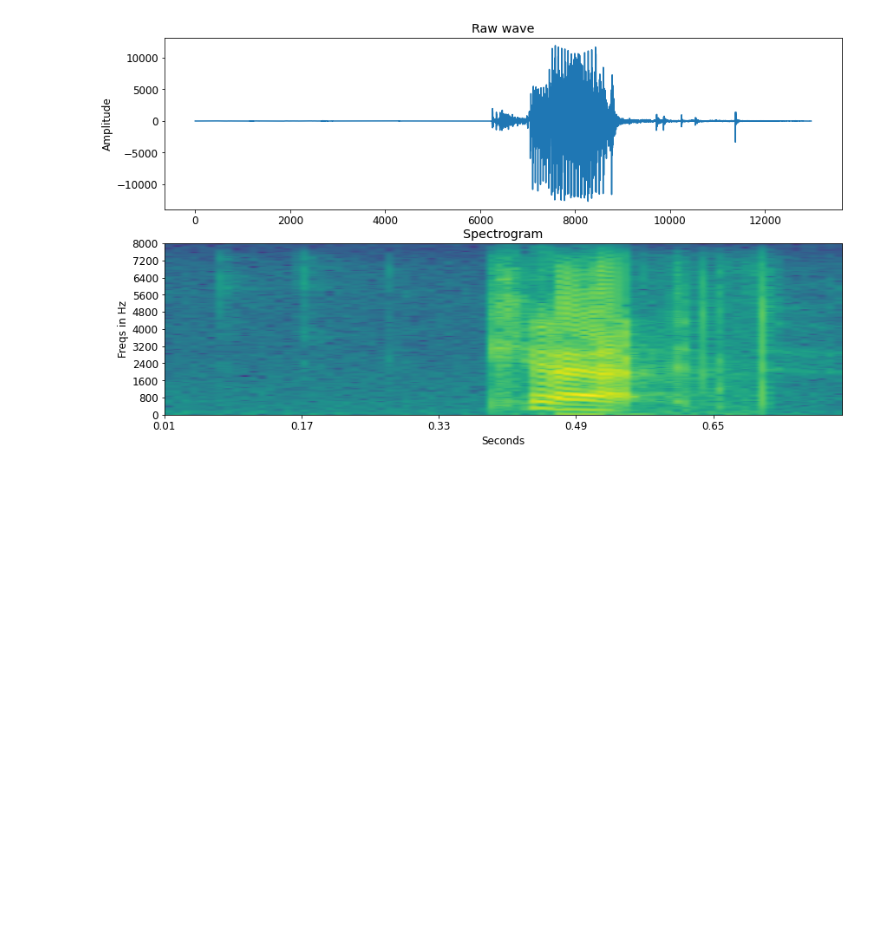
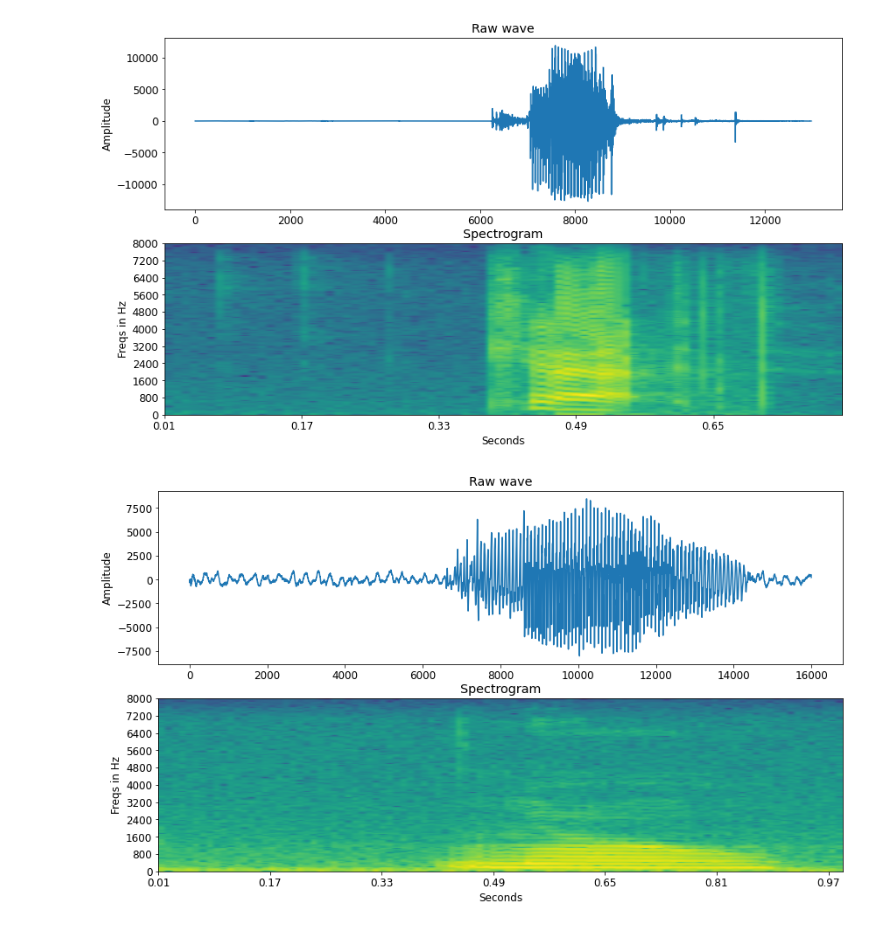
Before and after one commit to egochao/language_confident_challenge_ml_engineer, a Jupyter notebook: data_exploration.ipynb, the cells around one changed output. Drawn from its saved outputs; the diff is of its cells as text; code cells hidden in the pictures; blank space fills up the shorter version.

```diff
--- a/data_exploration.ipynb
+++ b/data_exploration.ipynb
@@ -115,0 +146,5 @@ val_ds = SPEECHCOMMANDS("./data", subset="validation", url='speech_commands_v0.0
+# %%
+file = 'data/SpeechCommands/speech_commands_v0.01/no/0cd323ec_nohash_0.wav'
+plot_audio(file)
+# %% [output]
+[figure, added]
```
Also changed, not shown: parts of 21 cells of this notebook, 1 other file.
